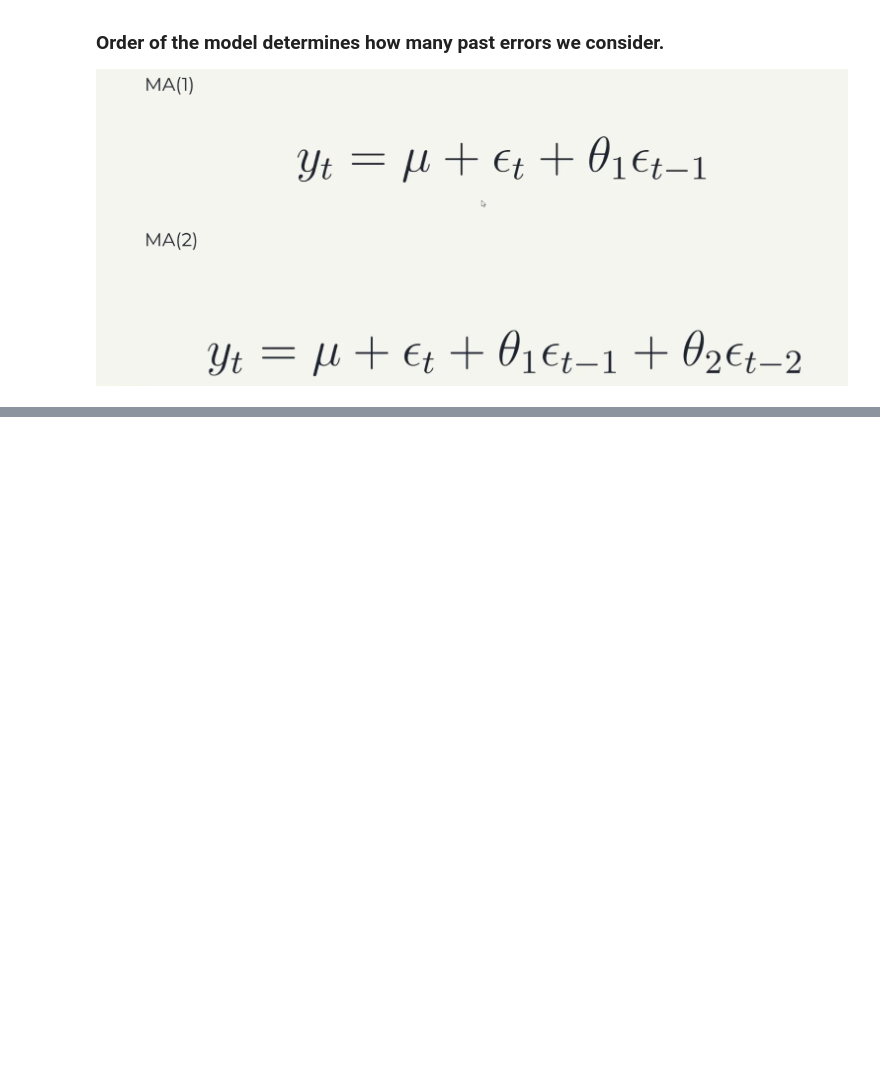
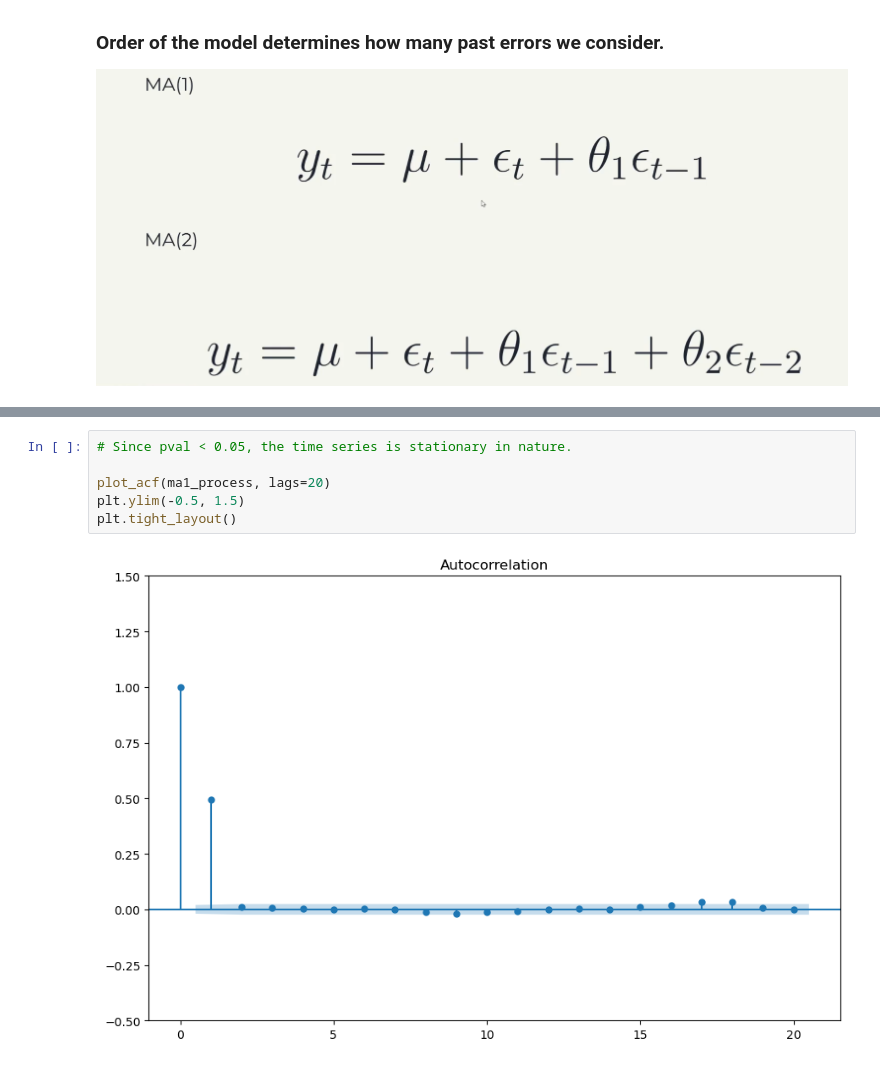
Before and after one commit to tharani001/TimeSeriesForecasting, a Jupyter notebook: ARIMA-forecasting/ARIMA-forecasting.ipynb, the cells around one changed output, grey strips where cells are left out. Drawn from its saved outputs; the diff is of its cells as text; blank space fills up the shorter version.

```diff
--- a/ARIMA-forecasting/ARIMA-forecasting.ipynb
+++ b/ARIMA-forecasting/ARIMA-forecasting.ipynb
@@ -9,0 +50,8 @@
+# %%
+# Since pval < 0.05, the time series is stationary in nature.
+
+plot_acf(ma1_process, lags=20)
+plt.ylim(-0.5, 1.5)
+plt.tight_layout()
+# %% [output]
+[figure, added]
```
Also changed, not shown: parts of 13 cells of this notebook.
